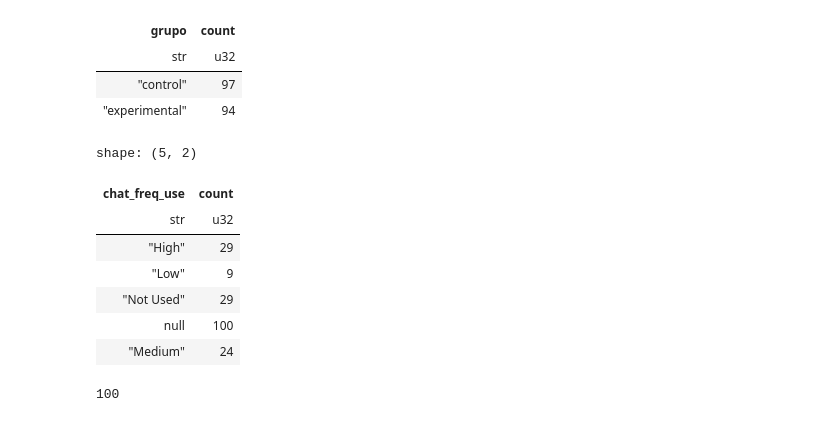
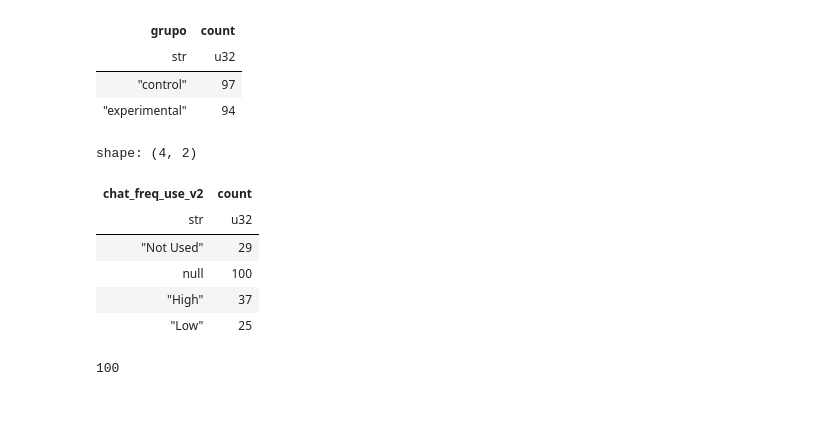
Before and after one commit to IBiDat/va-educational-impact, a Jupyter notebook: src/notebooks/paper/paper_results.ipynb, the cells around one changed output. Drawn from its saved outputs; the diff is of its cells as text; code cells hidden in the pictures.

```diff
--- a/src/notebooks/paper/paper_results.ipynb
+++ b/src/notebooks/paper/paper_results.ipynb
@@ -51,16 +68,15 @@ shape: (2, 2)
 | "control" | 97 |
 | "experimental" | 94 |
 # %%
-forms_interactions_df['chat_freq_use'].value_counts()
+forms_interactions_df['chat_freq_use_v2'].value_counts()
 # %% [output]
-shape: (5, 2)
+shape: (4, 2)
-| chat_freq_use | count |
+| chat_freq_use_v2 | count |
 | str | u32 |
-| "High" | 29 |
-| "Low" | 9 |
 | "Not Used" | 29 |
 | null | 100 |
-| "Medium" | 24 |
+| "High" | 37 |
+| "Low" | 25 |
 # %%
 forms_interactions_df['chat_freq_use'].value_counts().filter(pl.col('chat_freq_use').is_null())['count'][0]
 # %% [output]
```
Also changed, not shown: parts of 36 cells of this notebook, 1 other file.
